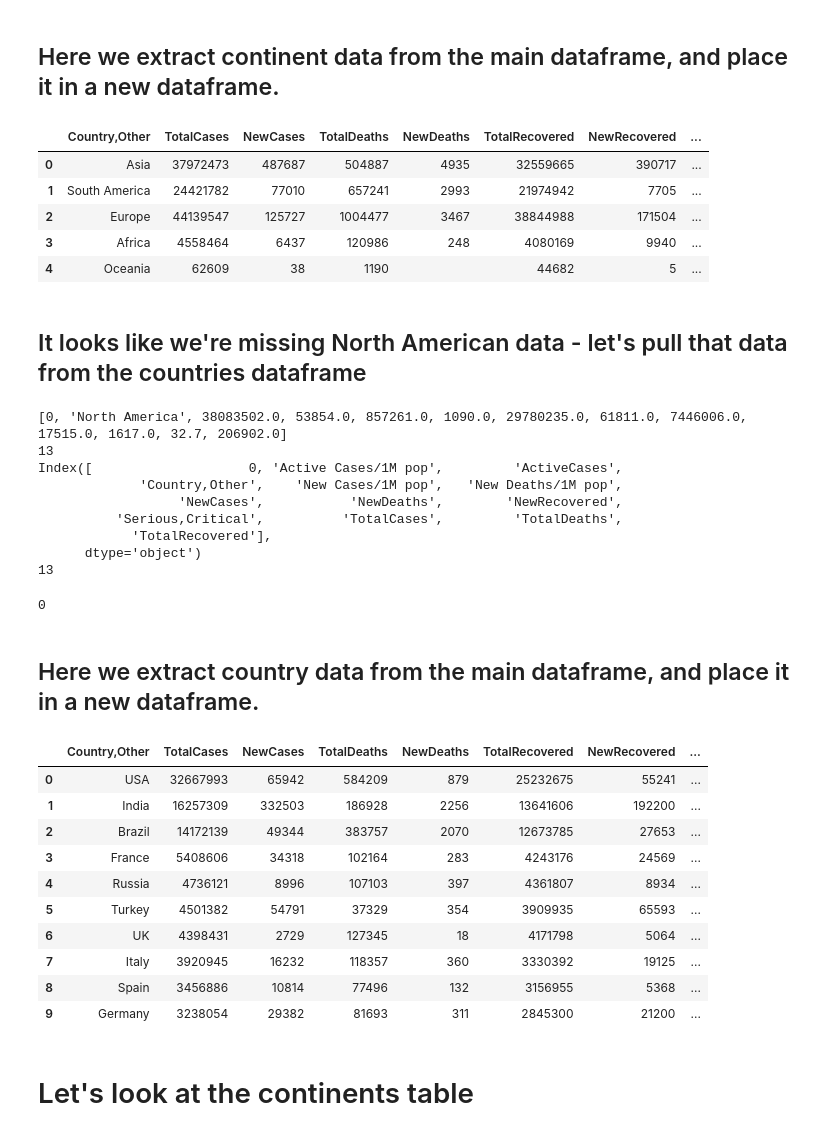
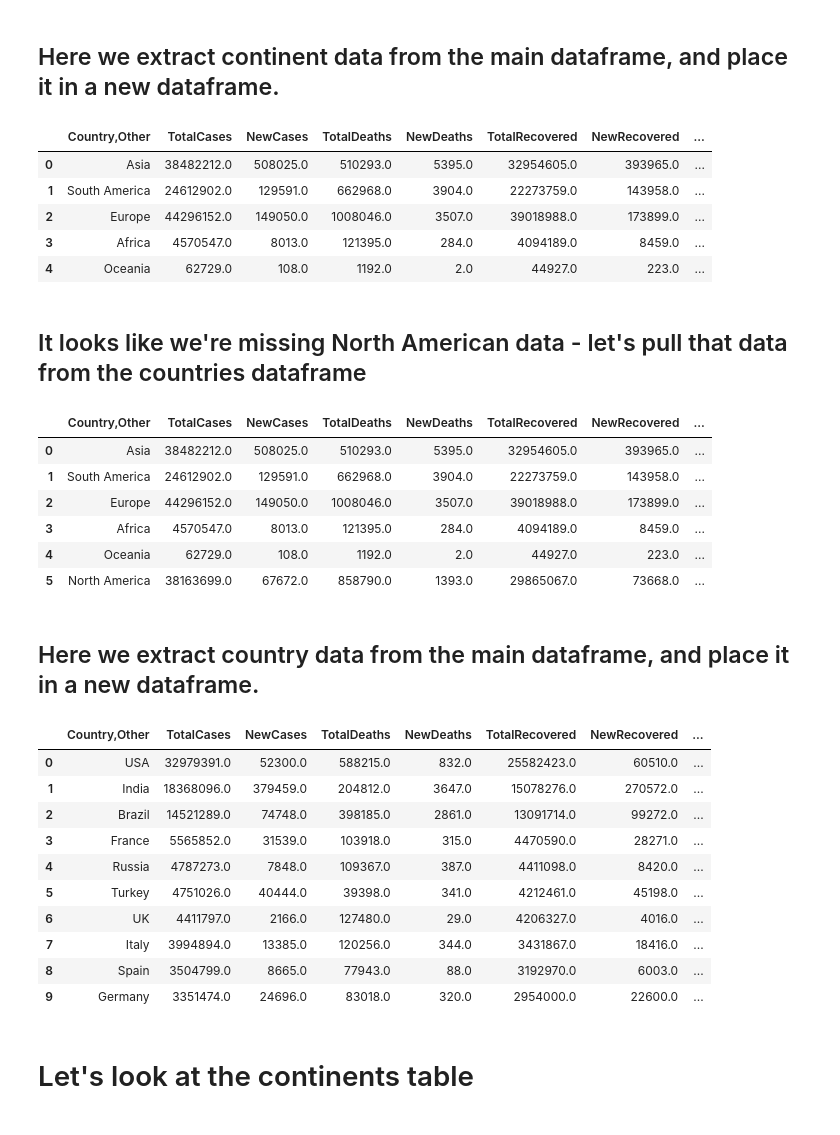
Before and after one commit to MerkuMerku/Python-Challenges, a Jupyter notebook: Python Covid Tracker/covid-webscraper-prototype.ipynb, the cells around one changed output. Saved outputs shown, nothing was run; the diff lists cells and outputs as text; code cells hidden in the pictures.

```diff
--- a/Python Covid Tracker/covid-webscraper-prototype.ipynb
+++ b/Python Covid Tracker/covid-webscraper-prototype.ipynb
@@ -62,0 +68,10 @@ df
+# %%
+# let's get rid of some annoying values contained within the dataframe
+df = df.replace(',','', regex=True)
+df = df.replace('\+','', regex=True)
+df = df.replace('','NaN', regex=True)
+
+#let's change the numbers present from string format to integer!
+df[['#','TotalCases','NewCases', 'TotalDeaths', 'NewDeaths', 'TotalRecovered', 'NewRecovered', 'ActiveCases', 'Serious,Critical', 'Tot\xa0Cases/1M pop', 'Deaths/1M pop', 'TotalTests','Tests/1M pop','Population','1 Caseevery X ppl','1 Deathevery X ppl', '1 Testevery X ppl', 'New Cases/1M pop', 'New Deaths/1M pop', 'Active Cases/1M pop' ]] = df[['#','TotalCases','NewCases', 'TotalDeaths', 'NewDeaths', 'TotalRecovered', 'NewRecovered', 'ActiveCases', 'Serious,Critical', 'Tot\xa0Cases/1M pop', 'Deaths/1M pop', 'TotalTests','Tests/1M pop','Population','1 Caseevery X ppl','1 Deathevery X ppl', '1 Testevery X ppl', 'New Cases/1M pop', 'New Deaths/1M pop', 'Active Cases/1M pop' ]].astype(float)
+
+df.head(20)
@@ -133,24 +184,24 @@ plt.show()
 continents_df = df.iloc[0:5]
 
 # strip useless columns, clean data
-continents_df = continents_df.drop(columns=['#','Tot\xa0Cases/1M pop','Deaths/1M pop','1 Caseevery X ppl','1 Deathevery X ppl','1 Testevery X ppl', 'TotalTests', 'Tests/1M pop', 'Population']).reset_index(drop=True)
+continents_df = continents_df.drop(columns=['#','Tot\xa0Cases/1M pop','Deaths/1M pop','1 Caseevery X ppl','1 Deathevery X ppl','1 Testevery X ppl', 'TotalTests', 'Tests/1M pop', 'Population', 'New Cases/1M pop', 'New Deaths/1M pop', 'Active Cases/1M pop']).reset_index(drop=True)
 
 continents_df.drop(columns=['Continent'], inplace=True)
 continents_df
 # %% [output]
 |  | Country,Other | TotalCases | NewCases | TotalDeaths | NewDeaths | TotalRecovered | NewRecovered | ... |
-| 0 | Asia | 37972473 | 487687 | 504887 | 4935 | 32559665 | 390717 | ... |
-| 1 | South America | 24421782 | 77010 | 657241 | 2993 | 21974942 | 7705 | ... |
-| 2 | Europe | 44139547 | 125727 | 1004477 | 3467 | 38844988 | 171504 | ... |
-| 3 | Africa | 4558464 | 6437 | 120986 | 248 | 4080169 | 9940 | ... |
-| 4 | Oceania | 62609 | 38 | 1190 |  | 44682 | 5 | ... |
+| 0 | Asia | 38482212.0 | 508025.0 | 510293.0 | 5395.0 | 32954605.0 | 393965.0 | ... |
+| 1 | South America | 24612902.0 | 129591.0 | 662968.0 | 3904.0 | 22273759.0 | 143958.0 | ... |
+| 2 | Europe | 44296152.0 | 149050.0 | 1008046.0 | 3507.0 | 39018988.0 | 173899.0 | ... |
+| 3 | Africa | 4570547.0 | 8013.0 | 121395.0 | 284.0 | 4094189.0 | 8459.0 | ... |
+| 4 | Oceania | 62729.0 | 108.0 | 1192.0 | 2.0 | 44927.0 | 223.0 | ... |
 # %% [markdown]
 ## It looks like we're missing North American data - let's pull that data from the countries dataframe
 # %%
 na = df.loc[df['Continent'] == "North America"]
 del na["Continent"]
 
-na = na.drop(columns=['#','Tot\xa0Cases/1M pop','Deaths/1M pop','1 Caseevery X ppl','1 Deathevery X ppl','1 Testevery X ppl', 'TotalTests', 'Tests/1M pop', 'Population']).reset_index(drop=True)
+na = na.drop(columns=['#','Tot\xa0Cases/1M pop','Deaths/1M pop','1 Caseevery X ppl','1 Deathevery X ppl','1 Testevery X ppl', 'TotalTests', 'Tests/1M pop', 'Population', 'New Cases/1M pop', 'New Deaths/1M pop', 'Active Cases/1M pop']).reset_index(drop=True)
 na = na.replace('','0', regex=True)
 
 
@@ -160,50 +211,40 @@ row = []
 row.append("North America")
 
 for column in na.columns[1:]:
-    row.append(na[column].astype(float).sum())
-row = [0] + row
+    row.append(round(na[column].sum()))
+row = [row]
 
-print(row)
-print(len(row))
-print(continents_df.columns)
-print(len(continents_df.columns))
-
-# continents_df.append(row)
-# continents_df
-
-row[0]
+continents_df = continents_df.append(pd.DataFrame( row, columns=continents_df.columns), ignore_index = True)
+continents_df
 # %% [output]
-[0, 'North America', 38083502.0, 53854.0, 857261.0, 1090.0, 29780235.0, 61811.0, 7446006.0, 17515.0, 1617.0, 32.7, 206902.0]
-13
-Index([                    0, 'Active Cases/1M pop',         'ActiveCases',
-             'Country,Other',    'New Cases/1M pop',   'New Deaths/1M pop',
-                  'NewCases',           'NewDeaths',        'NewRecovered',
-          'Serious,Critical',          'TotalCases',         'TotalDeaths',
-            'TotalRecovered'],
-      dtype='object')
-13
-0
+|  | Country,Other | TotalCases | NewCases | TotalDeaths | NewDeaths | TotalRecovered | NewRecovered | ... |
+| 0 | Asia | 38482212.0 | 508025.0 | 510293.0 | 5395.0 | 32954605.0 | 393965.0 | ... |
+| 1 | South America | 24612902.0 | 129591.0 | 662968.0 | 3904.0 | 22273759.0 | 143958.0 | ... |
+| 2 | Europe | 44296152.0 | 149050.0 | 1008046.0 | 3507.0 | 39018988.0 | 173899.0 | ... |
+| 3 | Africa | 4570547.0 | 8013.0 | 121395.0 | 284.0 | 4094189.0 | 8459.0 | ... |
+| 4 | Oceania | 62729.0 | 108.0 | 1192.0 | 2.0 | 44927.0 | 223.0 | ... |
+| 5 | North America | 38163699.0 | 67672.0 | 858790.0 | 1393.0 | 29865067.0 | 73668.0 | ... |
 # %% [markdown]
 ## Here we extract country data from the main dataframe, and place it in a new dataframe.
 # %%
-countries_df = df.loc[df['#'] != ""]
+countries_df = df.loc[7:len(df)]
 
 # strip useless columns, clean data
 countries_df = countries_df.drop(columns=['#','Tot\xa0Cases/1M pop','Deaths/1M pop','1 Caseevery X ppl','1 Deathevery X ppl','1 Testevery X ppl', 'TotalTests', 'Tests/1M pop']).reset_index(drop=True)
 
 countries_df.head(10)
 # %% [output]
 |  | Country,Other | TotalCases | NewCases | TotalDeaths | NewDeaths | TotalRecovered | NewRecovered | ... |
-| 0 | USA | 32667993 | 65942 | 584209 | 879 | 25232675 | 55241 | ... |
-| 1 | India | 16257309 | 332503 | 186928 | 2256 | 13641606 | 192200 | ... |
-| 2 | Brazil | 14172139 | 49344 | 383757 | 2070 | 12673785 | 27653 | ... |
-| 3 | France | 5408606 | 34318 | 102164 | 283 | 4243176 | 24569 | ... |
-| 4 | Russia | 4736121 | 8996 | 107103 | 397 | 4361807 | 8934 | ... |
-| 5 | Turkey | 4501382 | 54791 | 37329 | 354 | 3909935 | 65593 | ... |
-| 6 | UK | 4398431 | 2729 | 127345 | 18 | 4171798 | 5064 | ... |
-| 7 | Italy | 3920945 | 16232 | 118357 | 360 | 3330392 | 19125 | ... |
-| 8 | Spain | 3456886 | 10814 | 77496 | 132 | 3156955 | 5368 | ... |
-| 9 | Germany | 3238054 | 29382 | 81693 | 311 | 2845300 | 21200 | ... |
+| 0 | USA | 32979391.0 | 52300.0 | 588215.0 | 832.0 | 25582423.0 | 60510.0 | ... |
+| 1 | India | 18368096.0 | 379459.0 | 204812.0 | 3647.0 | 15078276.0 | 270572.0 | ... |
+| 2 | Brazil | 14521289.0 | 74748.0 | 398185.0 | 2861.0 | 13091714.0 | 99272.0 | ... |
+| 3 | France | 5565852.0 | 31539.0 | 103918.0 | 315.0 | 4470590.0 | 28271.0 | ... |
+| 4 | Russia | 4787273.0 | 7848.0 | 109367.0 | 387.0 | 4411098.0 | 8420.0 | ... |
+| 5 | Turkey | 4751026.0 | 40444.0 | 39398.0 | 341.0 | 4212461.0 | 45198.0 | ... |
+| 6 | UK | 4411797.0 | 2166.0 | 127480.0 | 29.0 | 4206327.0 | 4016.0 | ... |
+| 7 | Italy | 3994894.0 | 13385.0 | 120256.0 | 344.0 | 3431867.0 | 18416.0 | ... |
+| 8 | Spain | 3504799.0 | 8665.0 | 77943.0 | 88.0 | 3192970.0 | 6003.0 | ... |
+| 9 | Germany | 3351474.0 | 24696.0 | 83018.0 | 320.0 | 2954000.0 | 22600.0 | ... |
 # %% [markdown]
 # Let's look at the continents table
 # %%
```
Also changed, not shown: parts of 11 cells of this notebook.
